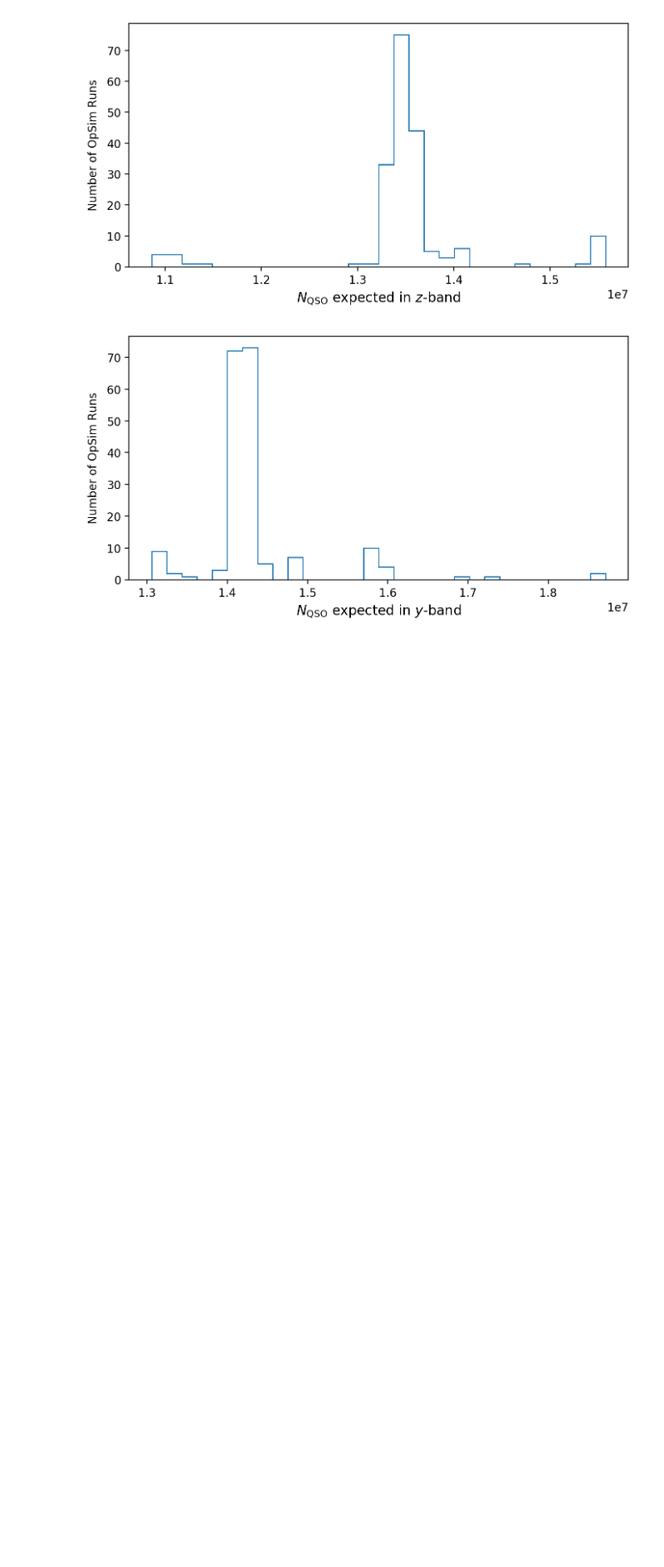
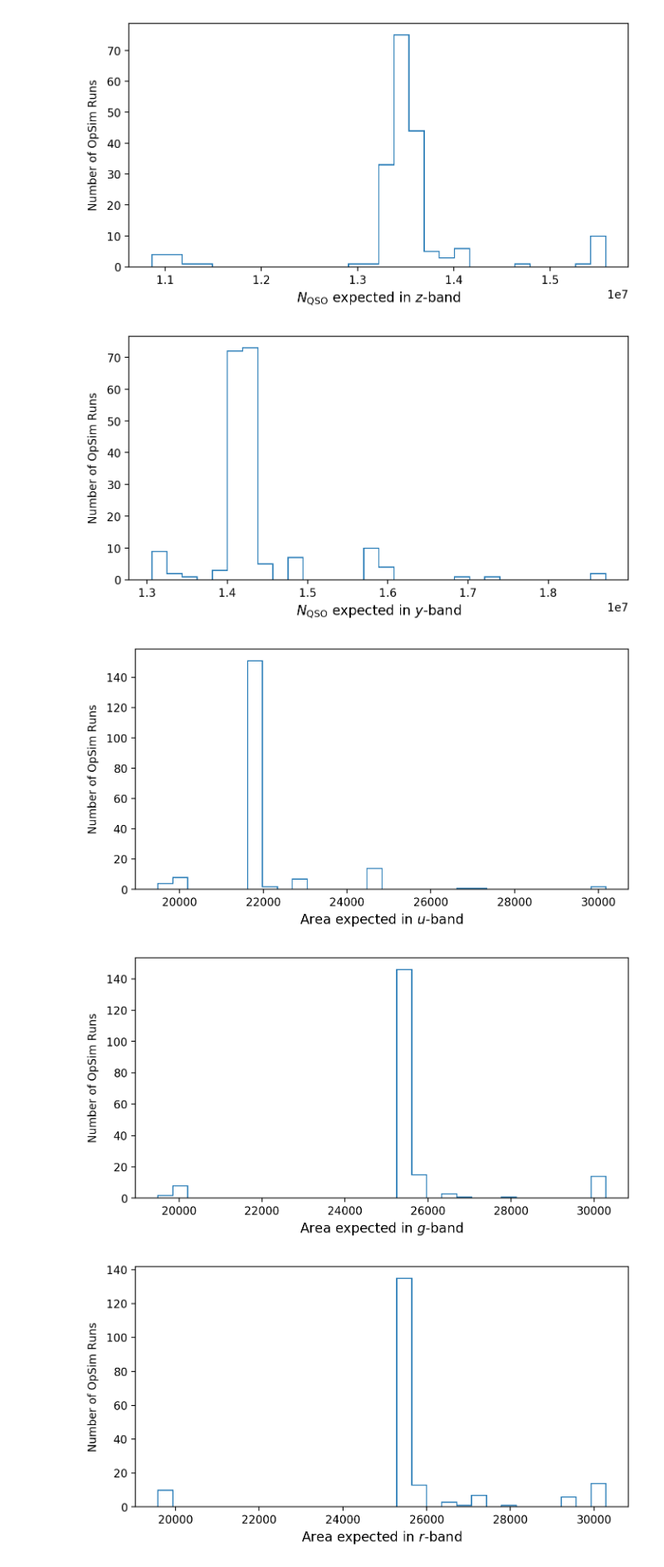
Before and after one commit to rjassef/AGN_Photoz_LSST_OpSim, a Jupyter notebook: Quasar_Counts/Metric/EM5_Nqso_counter_all_bands.ipynb, the cells around one changed output. Shown at 83% size. Cells and saved outputs as stored; diff of their text form; code cells hidden in the pictures; blank space fills up the shorter version.

Commit message:
Added area and density plots for Nqso metric

```diff
--- a/Quasar_Counts/Metric/EM5_Nqso_counter_all_bands.ipynb
+++ b/Quasar_Counts/Metric/EM5_Nqso_counter_all_bands.ipynb
@@ -102,6 +102,8 @@ mbright = {"u":14.7,
            "y":13.9
           }
 Nqso = dict()
+Area = dict()
+dens = dict()
 for filter in filters:
     zmin = 0.3
     zmax = np.min([6.7, (lam_eff['LSST'+filter]/(912.*u.AA)).to(1.).value])
@@ -117,7 +119,11 @@ for filter in filters:
                                 area=bundleDicts[run][Key].slicer.pixArea*u.sr)
         if filter not in Nqso:
             Nqso[filter] = np.zeros(len(dbRuns))
+            Area[filter] = np.zeros(len(dbRuns))
+            dens[filter] = np.zeros(len(dbRuns))
         Nqso[filter][k] = np.sum(qso_counter.Nqso(zmin, zmax, mbright[filter], mlim5))
+        Area[filter][k] = len(mlim5) * (bundleDicts[run][Key].slicer.pixArea*u.sr).to(u.deg**2).value
+        dens[filter][k] = Nqso[filter][k]/Area[filter][k]
 # %%
 for filter in filters:
     xlabel = r'$N_{\rm QSO}$ expected in $'+filter+r'$-band'
@@ -131,3 +137,13 @@ for filter in filters:
 [figure]
 [figure]
 [figure]
+# %%
+for filter in filters:
+    xlabel = r'Area expected in $'+filter+r'$-band'
+    plot_OpSims_Nqso_hist_v2(filter, Area, xlabel=xlabel,
+                          datamin=None, datamax=None, bins=30, figsize=(8,4))
+    plt.savefig(plots_folder+"/Area_{}.png".format(filter))
+# %% [output]
+[figure, added]
+[figure, added]
+[figure, added]
```
Also changed, not shown: parts of 4 cells of this notebook, 12 other files.
